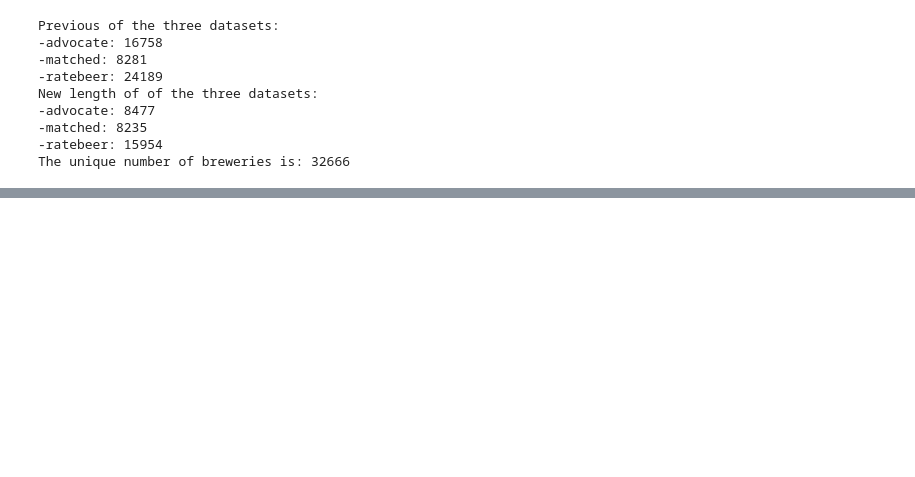
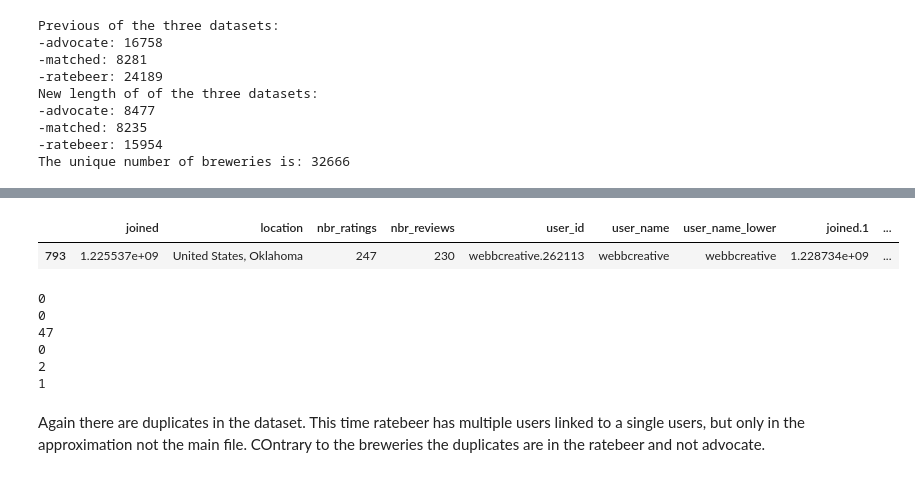
Before and after one commit to epfl-ada/ada-2024-project-abracadabra, a Jupyter notebook: data/data_understanding.ipynb, the cells around one changed output, grey strips where cells are left out. Saved outputs shown, nothing was run; the diff lists cells and outputs as text; code cells hidden in the pictures; blank space fills up the shorter version.

Commit message:
duplicates users

```diff
--- a/data/data_understanding.ipynb
+++ b/data/data_understanding.ipynb
@@ -234,0 +225,10 @@ The unique number of breweries is: 32666
+# %%
+users_matched = pd.read_csv(os.path.join(MATCHED_PATH,'users.csv'),header=1)
+users_approx_matched = pd.read_csv(os.path.join(MATCHED_PATH,'users_approx.csv'),header=1)
+users_advocate = pd.read_csv(os.path.join(ADVOCATE_PATH,'users.csv'))
+users_ratebeer = pd.read_csv(os.path.join(RATEBEER_PATH,'users.csv'))
+
+print(len(users_matched))
+print(len(users_approx_matched))
+print(len(users_advocate))
+print(len(users_ratebeer))
@@ -234,0 +280,28 @@ The unique number of breweries is: 32666
+# %%
+users_matched.sample()
+# %% [output]
+|  | joined | location | nbr_ratings | nbr_reviews | user_id | user_name | user_name_lower | joined.1 | ... |
+| 793 | 1.225537e+09 | United States, Oklahoma | 247 | 230 | webbcreative.262113 | webbcreative | webbcreative | 1.228734e+09 | ... |
+# %%
+duplicated_users_in_advocate = users_matched[users_matched.user_id.duplicated(keep=False)]
+duplicated_users_in_ratebeer = users_matched[users_matched["user_id.1"].duplicated(keep=False)]
+print(len(duplicated_users_in_advocate))
+print(len(duplicated_users_in_ratebeer))
+#No duplicated and verify in the approx file
+duplicated_users_in_advocate = users_approx_matched[users_approx_matched.user_id.duplicated(keep=False)]
+duplicated_users_in_ratebeer = users_approx_matched[users_approx_matched["user_id.1"].duplicated(keep=False)]
+print(len(duplicated_users_in_advocate))
+print(len(duplicated_users_in_ratebeer))
+#Just verify that the one found earlier is here:
+print(len(duplicated_users_in_advocate[duplicated_users_in_advocate.user_id=="magicuenca.1185749"]))
+print(len(users_matched[users_matched.user_id == "magicuenca.1185749"])) #And so there is only one in the main file
+#It is here, so again some users are duplicated
+# %% [output]
+0
+0
+47
+0
+2
+1
+# %% [markdown]
+Again there are duplicates in the dataset. This time ratebeer has multiple users linked to a single users, but only in the approximation  not the main file. COntrary to the breweries the duplicates are in the ratebeer and not advocate.
```
Also changed, not shown: parts of 7 cells of this notebook.
